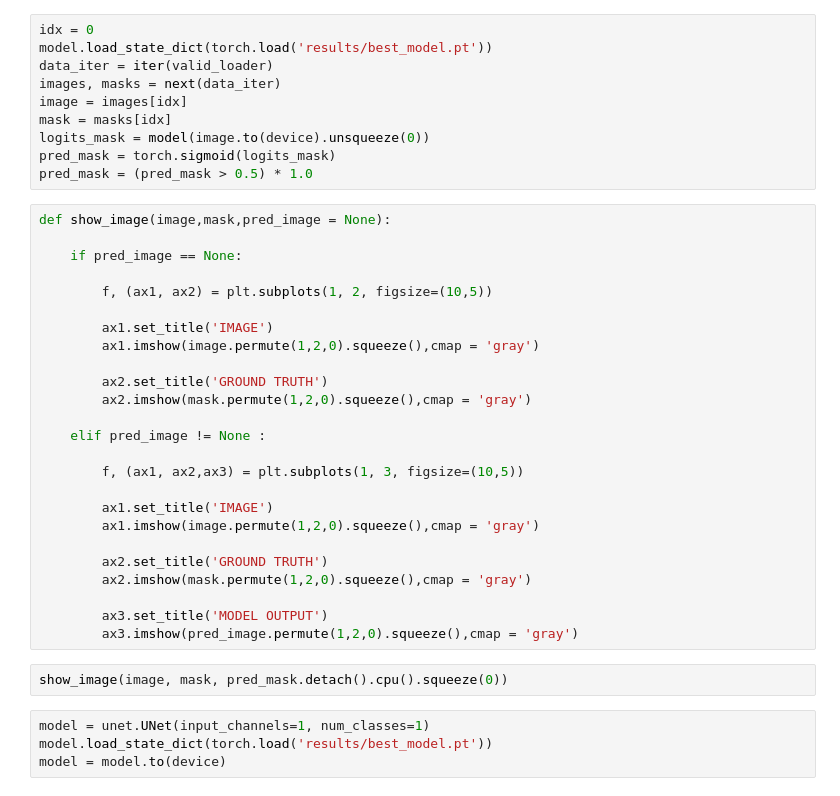
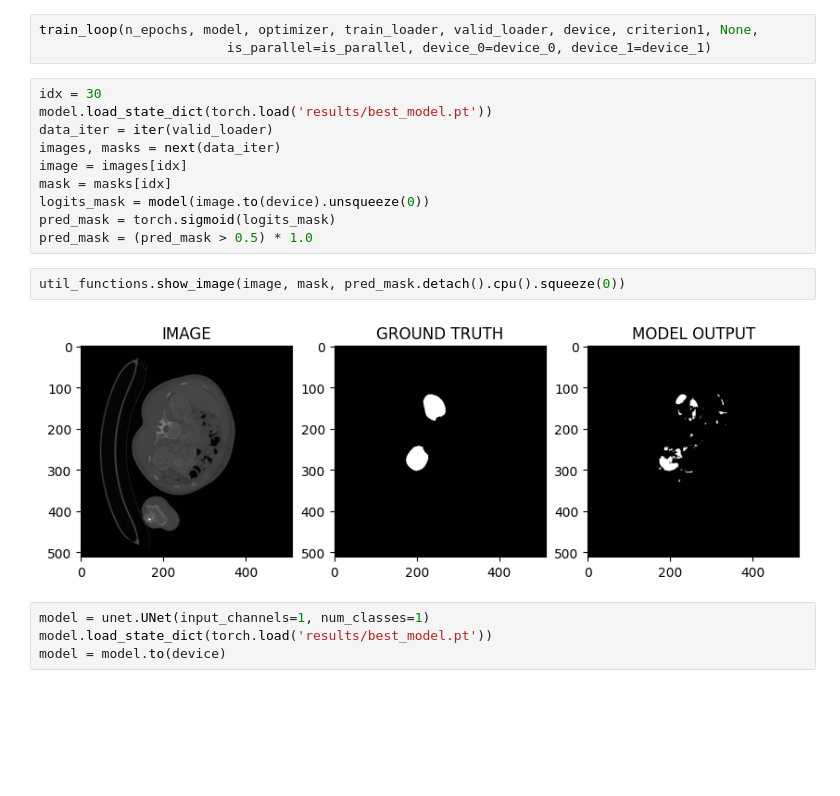
Before and after one commit to sinaziaee/image_segmentation, a Jupyter notebook: image_segmentation.ipynb, the cells around one changed output. Saved outputs shown, nothing was run; the diff lists cells and outputs as text; blank space fills up the shorter version.

```diff
--- a/image_segmentation.ipynb
+++ b/image_segmentation.ipynb
@@ -158,5 +207,8 @@ KeyboardInterrupt:
+# %%
+train_loop(n_epochs, model, optimizer, train_loader, valid_loader, device, criterion1, None,
+                        is_parallel=is_parallel, device_0=device_0, device_1=device_1)
 # %%
-idx = 0
+idx = 30
 model.load_state_dict(torch.load('results/best_model.pt'))
 data_iter = iter(valid_loader)
 images, masks = next(data_iter)
@@ -165,33 +217,10 @@ mask = masks[idx]
 logits_mask = model(image.to(device).unsqueeze(0))
 pred_mask = torch.sigmoid(logits_mask)
 pred_mask = (pred_mask > 0.5) * 1.0
-# %%
-def show_image(image,mask,pred_image = None):
-
-    if pred_image == None:
-
-        f, (ax1, ax2) = plt.subplots(1, 2, figsize=(10,5))
-
-        ax1.set_title('IMAGE')
-        ax1.imshow(image.permute(1,2,0).squeeze(),cmap = 'gray')
-
-        ax2.set_title('GROUND TRUTH')
-        ax2.imshow(mask.permute(1,2,0).squeeze(),cmap = 'gray')
-
-    elif pred_image != None :
-
-        f, (ax1, ax2,ax3) = plt.subplots(1, 3, figsize=(10,5))
-
-        ax1.set_title('IMAGE')
-        ax1.imshow(image.permute(1,2,0).squeeze(),cmap = 'gray')
-
-        ax2.set_title('GROUND TRUTH')
-        ax2.imshow(mask.permute(1,2,0).squeeze(),cmap = 'gray')
-
-        ax3.set_title('MODEL OUTPUT')
-        ax3.imshow(pred_image.permute(1,2,0).squeeze(),cmap = 'gray')
 # %%
-show_image(image, mask, pred_mask.detach().cpu().squeeze(0))
+util_functions.show_image(image, mask, pred_mask.detach().cpu().squeeze(0))
+# %% [output]
+[figure, added]
 # %%
 model = unet.UNet(input_channels=1, num_classes=1)
 model.load_state_dict(torch.load('results/best_model.pt'))
```
Also changed, not shown: parts of 12 cells of this notebook, 6 other files.
